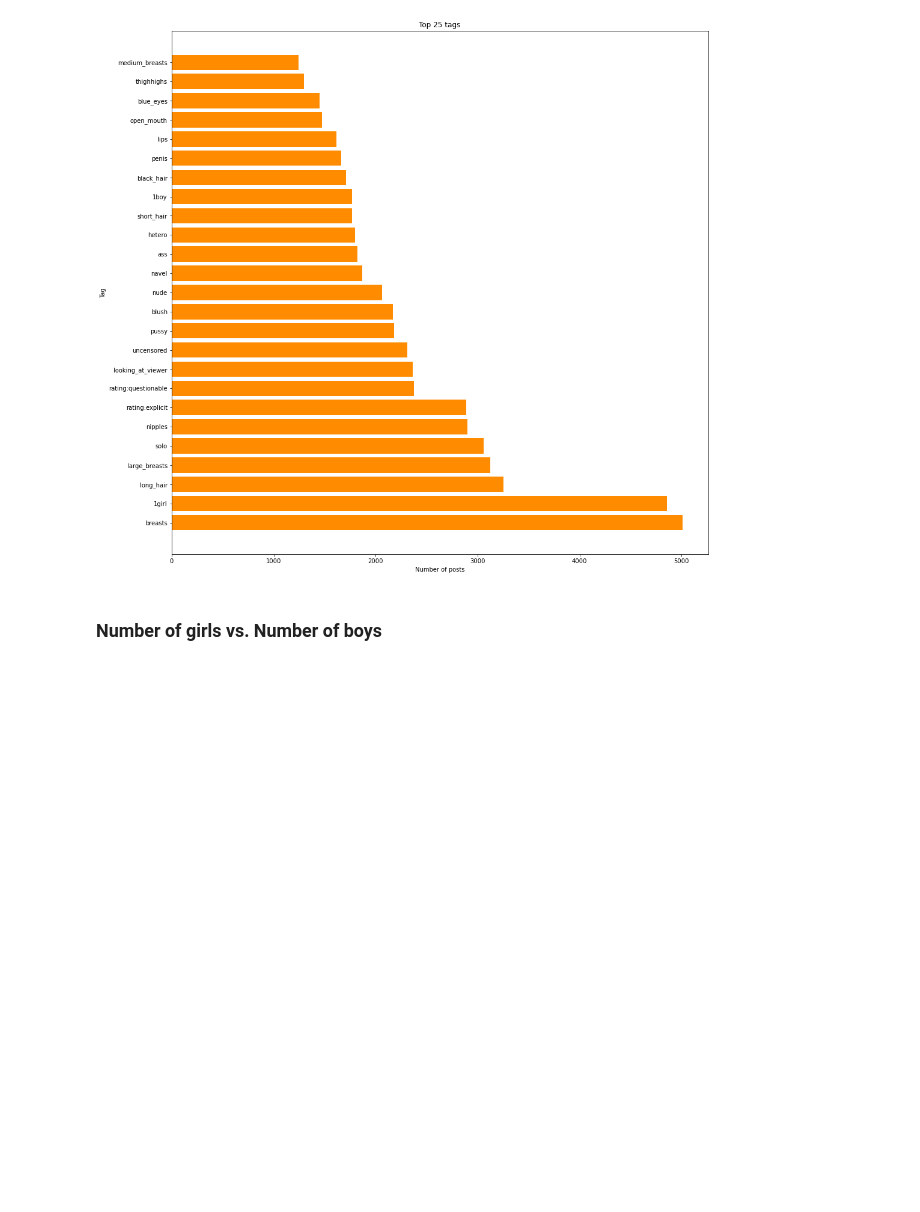
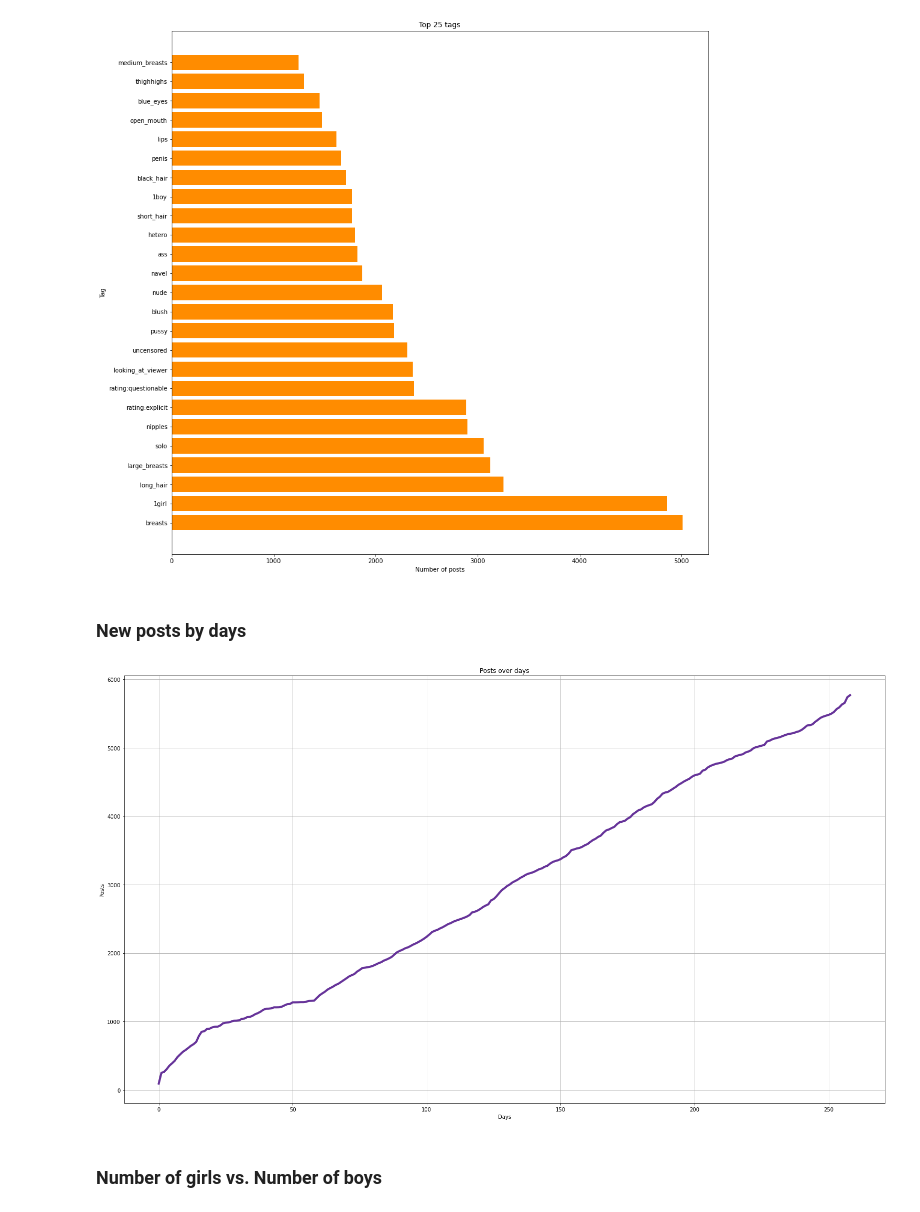
Before and after one commit to dogeresearch/zefir-2021, a Jupyter notebook: Zefir2021.ipynb, the cells around one changed output. Drawn from its saved outputs; the diff is of its cells as text; code cells hidden in the pictures; blank space fills up the shorter version.

```diff
--- a/Zefir2021.ipynb
+++ b/Zefir2021.ipynb
@@ -53,6 +53,26 @@ plt.ylabel('Tag')
 plt.show()
 # %% [output]
 [figure]
+# %% [markdown]
+### New posts by days
+# %%
+date_start = date(2021, 3, 30)
+day_hits = np.zeros(365)
+for path, link in photos_data['id_to_data'].values():
+    dt_string = path.split('@')[-1].split('.')[0]
+    hit_date = datetime.strptime(dt_string.split('_')[0], '%d-%m-%Y').date()
+    delta = hit_date - date_start
+    day_hits[delta.days] += 1
+day_hits = np.cumsum(np.trim_zeros(day_hits, trim='b'))
+plt.figure(figsize=(26,15))
+plt.title(f'Posts over days')
+plt.xlabel('Days')
+plt.ylabel('Posts')
+plt.plot(day_hits, lw=4, color='rebeccapurple')
+plt.grid()
+plt.show()
+# %% [output]
+[figure, added]
 # %% [markdown]
 ### Number of girls vs. Number of boys
 # %%
```
Also changed, not shown: parts of 3 cells of this notebook.
